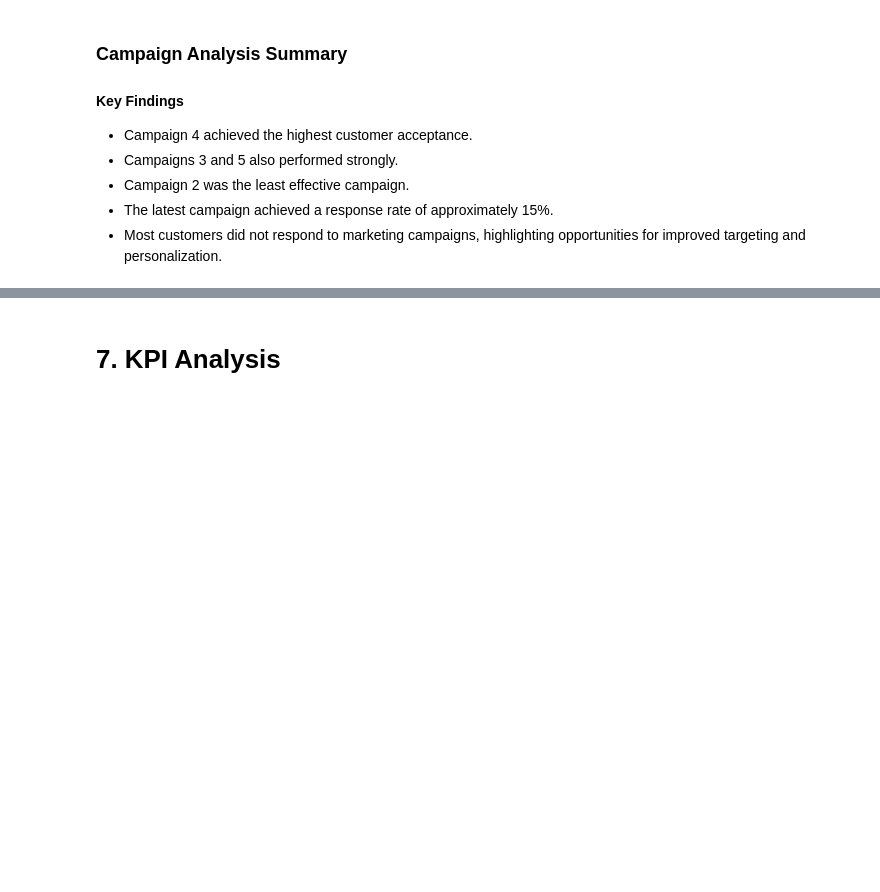
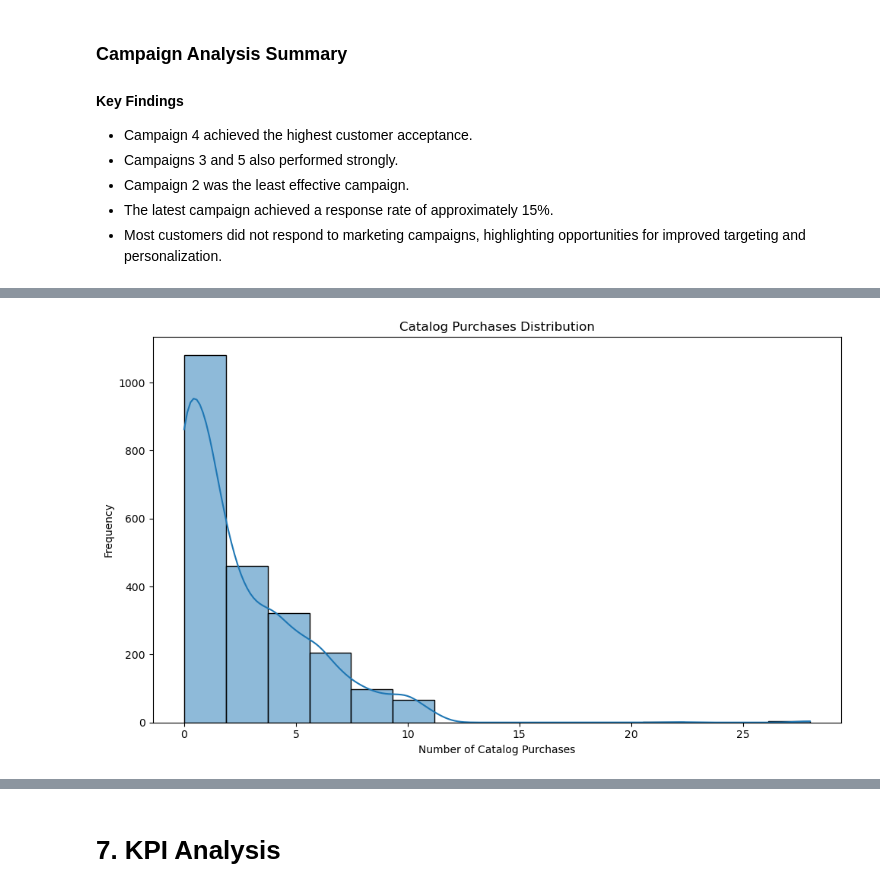
Before and after one commit to Harshpoonia/data-analytics-projects, a Jupyter notebook: Marketing-Campaign-Analytics/notebooks/Analysis.ipynb, the cells around one changed output, grey strips where cells are left out. Drawn from its saved outputs; the diff is of its cells as text; code cells hidden in the pictures; blank space fills up the shorter version.

```diff
--- a/Marketing-Campaign-Analytics/notebooks/Analysis.ipynb
+++ b/Marketing-Campaign-Analytics/notebooks/Analysis.ipynb
@@ -1240,0 +1307,24 @@ Campaigns 3, 4, and 5 demonstrated similar levels of success, each receiving mor
+# %%
+# Visualization of Catalog Purchases Distribution
+plt.figure(figsize=(10, 6))
+
+sns.histplot(
+    df['NumCatalogPurchases'],
+    bins=15,
+    kde=True
+)
+
+plt.title('Catalog Purchases Distribution')
+plt.xlabel('Number of Catalog Purchases')
+plt.ylabel('Frequency')
+
+plt.tight_layout()
+
+plt.savefig(
+    '../images/catalog_purchases_distribution.png',
+    bbox_inches='tight'
+)
+
+plt.show()
+# %% [output]
+[figure, added]
```
Also changed, not shown: parts of 17 cells of this notebook, 4 other files.
